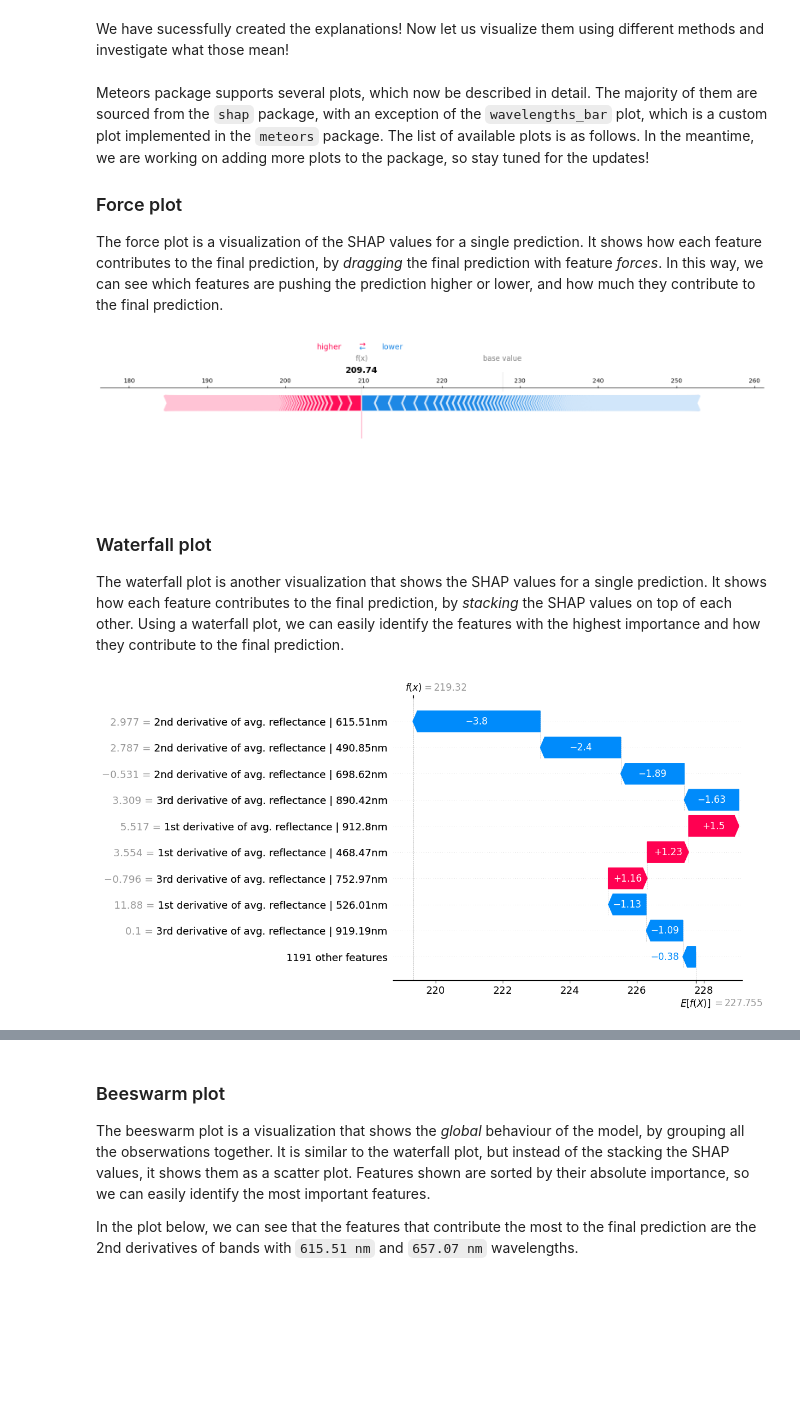
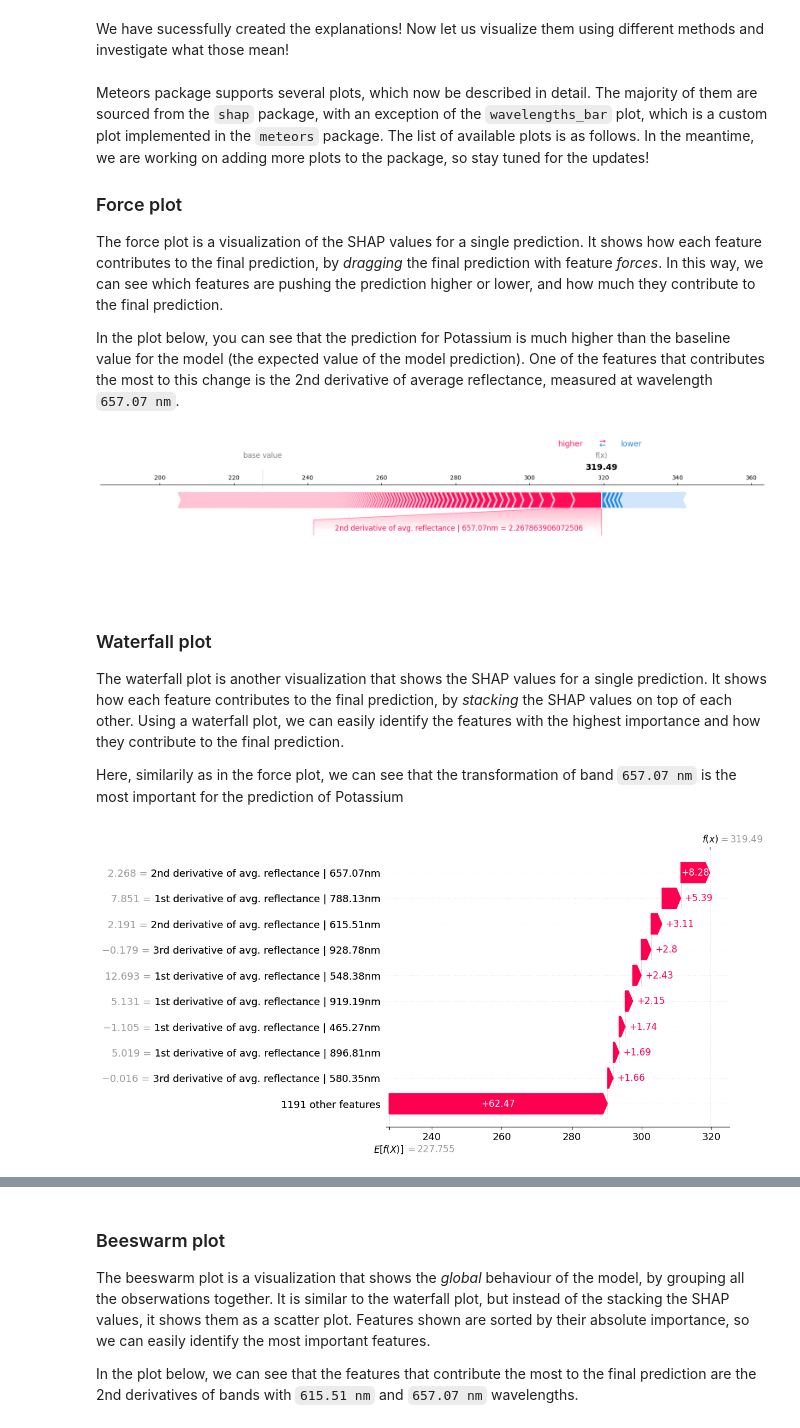
Before and after one commit to xai4space/meteors, a Jupyter notebook: examples/hyperview_challenge/shap.ipynb, the cells around one changed output, grey strips where cells are left out. Drawn from its saved outputs; the diff is of its cells as text; code cells hidden in the pictures; blank space fills up the shorter version.

Commit message:
additional plot descriptions

```diff
--- a/examples/hyperview_challenge/shap.ipynb
+++ b/examples/hyperview_challenge/shap.ipynb
@@ -138,23 +138,27 @@ Meteors package supports several plots, which now be described in detail. The ma
 ### Force plot
 
 The force plot is a visualization of the SHAP values for a single prediction. It shows how each feature contributes to the final prediction, by *dragging* the final prediction with feature *forces*. In this way, we can see which features are pushing the prediction higher or lower, and how much they contribute to the final prediction.
+
+In the plot below, you can see that the prediction for Potassium is much higher than the baseline value for the model (the expected value of the model prediction). One of the features that contributes the most to this change is the 2nd derivative of average reflectance, measured at wavelength `657.07 nm`.
 # %%
 from meteors.visualize import force
 
 
-force(explainer, explanation, target=1, observation_index=1, use_pyplot=True)
+force(explainer, explanation, target=1, observation_index=3, use_pyplot=True)
 # %% [output]
-[figure, old version]
+[figure, new version]
 # %% [markdown]
 ### Waterfall plot
 
 The waterfall plot is another visualization that shows the SHAP values for a single prediction. It shows how each feature contributes to the final prediction, by *stacking* the SHAP values on top of each other. Using a waterfall plot, we can easily identify the features with the highest importance and how they contribute to the final prediction.
+
+Here, similarily as in the force plot, we can see that the transformation of band `657.07 nm` is the most important for the prediction of Potassium
 # %%
 from meteors.visualize import waterfall
 
-waterfall(explainer, explanation, target=1, observation_index=5, use_pyplot=True)
+waterfall(explainer, explanation, target=1, observation_index=3, use_pyplot=True)
 # %% [output]
-[figure, old version]
+[figure, new version]
 # %%
 from meteors.visualize import heatmap
 
```
Also changed, not shown: parts of 1 cell of this notebook.
